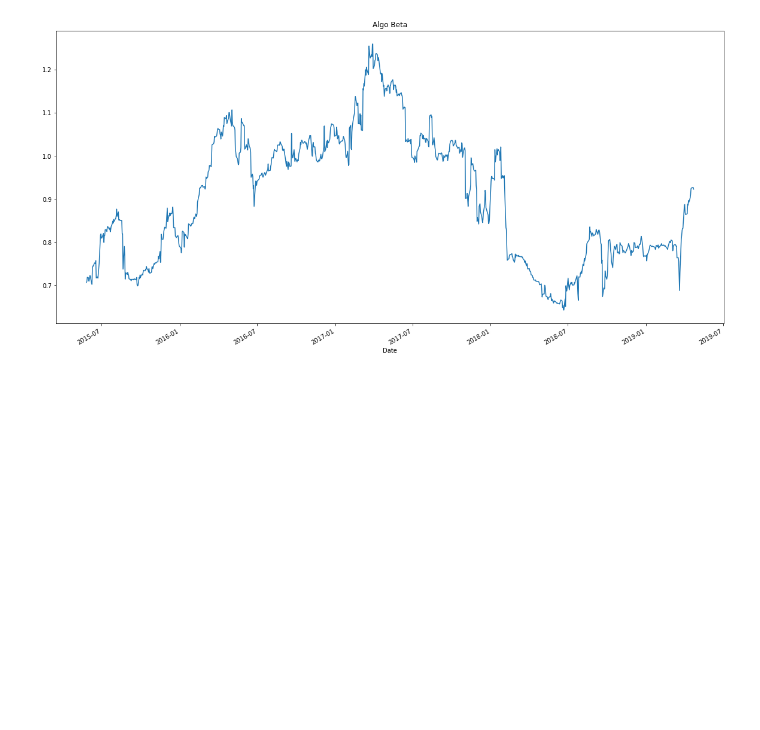
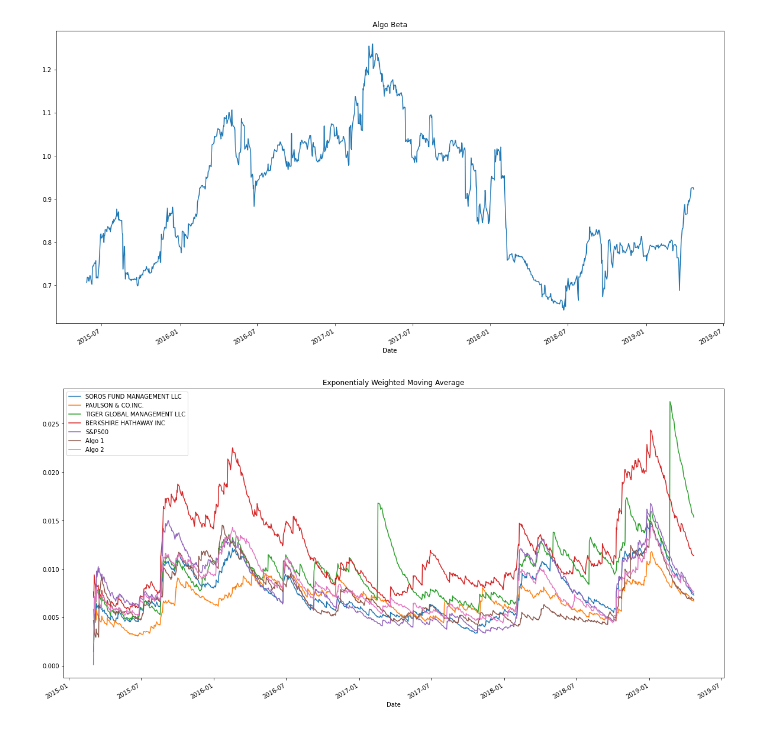
Before and after one commit to bredakyl94/Pandas_Portfolio_Analysis, a Jupyter notebook: Portfolio_Analysis.ipynb, the cells around one changed output. Drawn from its saved outputs; the diff is of its cells as text; code cells hidden in the pictures; blank space fills up the shorter version.

```diff
--- a/Portfolio_Analysis.ipynb
+++ b/Portfolio_Analysis.ipynb
@@ -233,3 +233,7 @@ algo_beta = algo_SP500_covariance / algo_SP500_variance
 algo_beta_plot = algo_beta.plot(title="Algo Beta", figsize=(20, 10))
 # %% [output]
 [figure]
+# %%
+rolling_ewma = whale_algo_sp500.ewm(halflife=21, adjust=True).std().plot(title="Exponentialy Weighted Moving Average", figsize=(20, 10))
+# %% [output]
+[figure, added]
```
Also changed, not shown: parts of 3 cells of this notebook.
